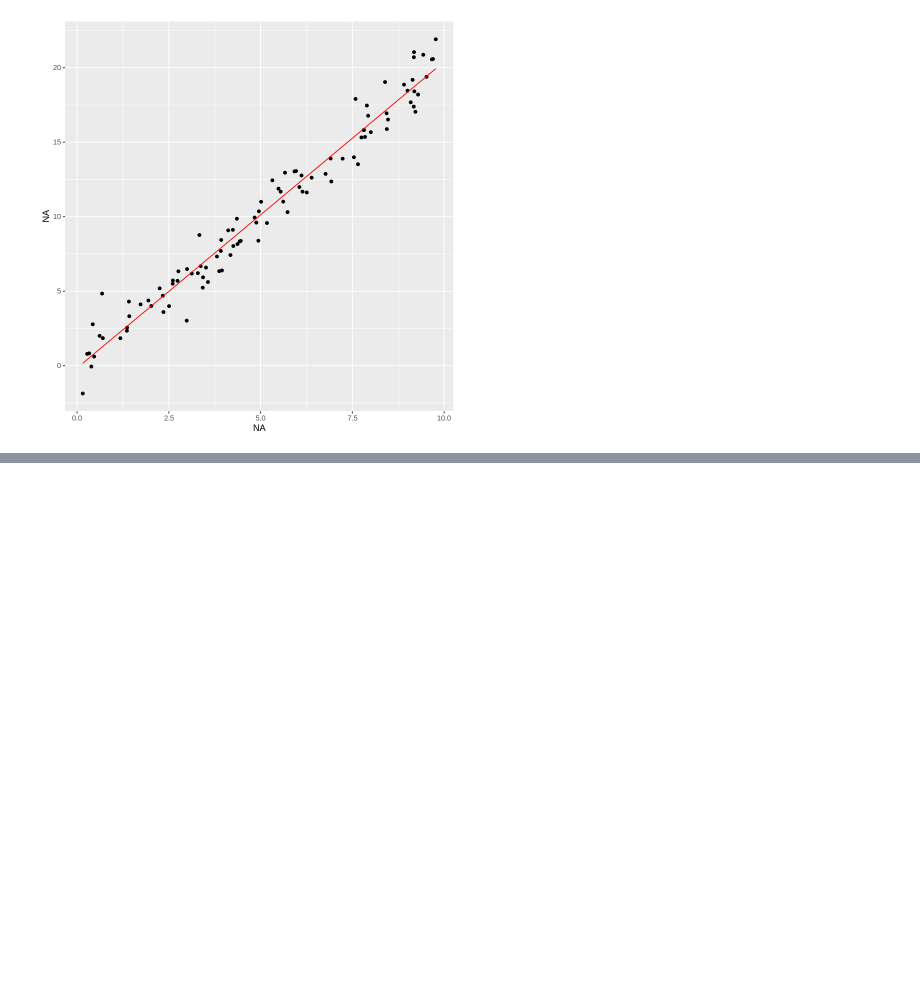
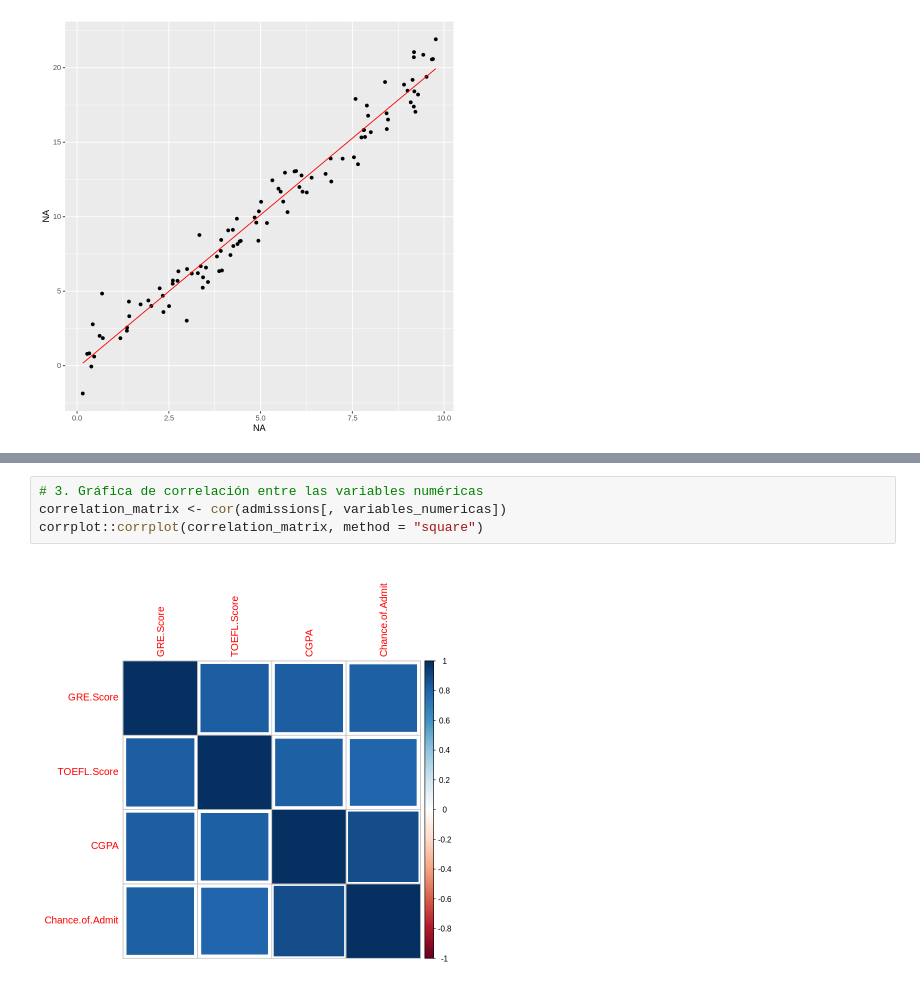
Before and after one commit to vmcarranzam/econometriaR, a Jupyter notebook: Lab3_Econometria_en_R.ipynb, the cells around one changed output, grey strips where cells are left out. Drawn from its saved outputs; the diff is of its cells as text; blank space fills up the shorter version.

```diff
--- a/Lab3_Econometria_en_R.ipynb
+++ b/Lab3_Econometria_en_R.ipynb
@@ -100,0 +140,6 @@ $grafica
+# %%
+# 3. Gráfica de correlación entre las variables numéricas
+correlation_matrix <- cor(admissions[, variables_numericas])
+corrplot::corrplot(correlation_matrix, method = "square")
+# %% [output]
+[figure, added]
```
Also changed, not shown: parts of 10 cells of this notebook.
